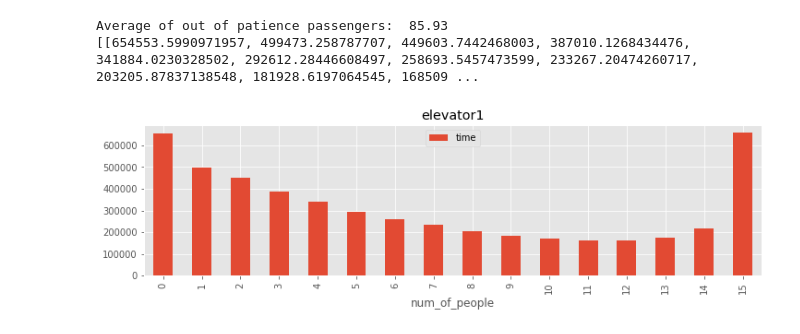
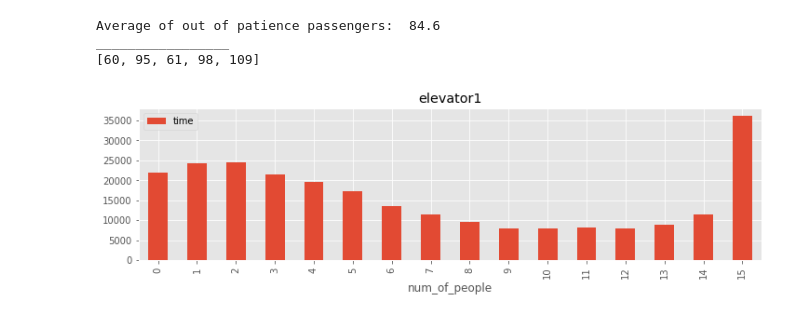
Before and after one commit to alonreg/elevator-simulation, a Jupyter notebook: global-express-1.ipynb, the cells around one changed output. Cells and saved outputs as stored; diff of their text form; code cells hidden in the pictures.

Commit message:
added n and new seeds

```diff
--- a/global-express-1.ipynb
+++ b/global-express-1.ipynb
@@ -37,7 +27,6 @@ for i in range(3):
         opc = [df.loc[k, "other"], df.loc[k, "15--18"], df.loc[k, "7--10"]]
         arrival_rates[i][j].extend(opc)
 arrival_rates[0].insert(0, None)
-np.random.seed(1)
 # Creating a dictionary with the range of each floor
 # the range ressembles the location in the rate array
 lower_floor_range = {floor: 1 for floor in range(1, 16)}
@@ -120,7 +109,7 @@ class Elevator(object):
             return False
         else:
             # elevator has been working until now
-            rnd = np.random.random()
+            rnd = seed_2.random()
             if rnd < 0.0005:
                 # and now it broke
                 self.is_broken = True
@@ -138,10 +127,13 @@ class Elevator(object):
         # count the passengers just before they leave
         elevator_usage[self.id -
                        1][len(self.passengers)] += curr_time - self.stop_time
+        elevator_usage_by_day[i][self.id -
+                       1][len(self.passengers)] += curr_time - self.stop_time
         leaving_passengers = list(
             [p for p in self.passengers if self.curr_floor == p.end])  # for visualization
         for p in leaving_passengers:
             service_time.append(curr_time - p.arrival_time)
+            service_time_by_day[i].append(curr_time - p.arrival_time)
         self.passengers = list(
             [p for p in self.passengers if self.curr_floor != p.end])
 
@@ -151,6 +143,8 @@ class Elevator(object):
     def release_when_broken(self, direction):
         # count the passengers before they leave
         elevator_usage[self.id -
+                       1][len(self.passengers)] += curr_time - self.stop_time
+        elevator_usage_by_day[i][self.id -
                        1][len(self.passengers)] += curr_time - self.stop_time
         # release only passengers that go to the same direction as the rescue elevator
         released = list(
@@ -214,15 +208,19 @@ def is_evening():
 
 
 #### Performance Measures ####
+n = 5 # intervals
 service_time = []  # for visualization - service time for each passenger
+service_time_by_day = i = [ [] for _ in range(n) ]  # for visualization - service time for each passenger
 avg_service = []  # for visualization - avg service duration
-avg_out_of_patience = [0]*100  # out of patience per day
+avg_out_of_patience = [0]*n  # out of patience per day
 elevator_usage = [[0]*16, [0]*16, [0]*16, [0]*16]
+elevator_usage_by_day = [ [[0]*16, [0]*16, [0]*16, [0]*16] for _ in range(n)]
 ##############################
 
 
-for i in range(100):
-
+for i in range(n):
+    seed_1 = np.random.RandomState(i)
+    seed_2 = np.random.RandomState(i+100)
     ######### INITIATE ###########
     # initialize simulation
     curr_time = 0  # current time
@@ -242,7 +240,7 @@ for i in range(100):
         for end in range(0, 26):
             if start == end:
                 continue
-            time = np.random.exponential(get_current_rate_by_floor(start, end))
+            time = seed_1.exponential(get_current_rate_by_floor(start, end))
             new_passenger = Passenger(start, end, time)
             passenger_count += 1
             Event(time, "arriving", passenger=new_passenger)
@@ -270,7 +268,7 @@ for i in range(100):
             Event(curr_time + 15*60, "out_of_patience", passenger)
             # generate next passenger
             rate = get_current_rate_by_floor(passenger.start, passenger.end)
-            new_time = curr_time + np.random.exponential(rate)
+            new_time = curr_time + seed_1.exponential(rate)
             new_passenger = Passenger(passenger.start, passenger.end, new_time)
             passenger_count += 1
             Event(new_time, "arriving", passenger=new_passenger)
@@ -307,7 +305,7 @@ for i in range(100):
 
             if is_broken:
                 # handle elevator broken
-                fix_time = curr_time + np.random.uniform(5, 15)*60
+                fix_time = curr_time + seed_2.uniform(5, 15)*60
                 Event(fix_time, "elevator_close", elevator=elevator)
                 # if elevator is stuck, it won't be moving
             else:  # not stuck
@@ -363,4 +361,5 @@ for i in range(100):
                     heapq.heapify(L_down[passenger.start])
                 avg_out_of_patience[i] += 1  # for visualization
                 service_time.append(curr_time - passenger.arrival_time)
+                service_time_by_day[i].append(curr_time - passenger.arrival_time)
     ##############
@@ -373,41 +380,37 @@ fig = lypo.hist(bins = 100,edgecolor='k',figsize=(12,6)).set_ylabel("service tim
 # %%
 ### Average of out of patience passengers ###
 needed_average = sum(avg_out_of_patience)/len(avg_out_of_patience)
 print("Average of out of patience passengers: ",needed_average)
-
-
-### התפלגות תפוסת המעליות ###
-mock = []# 4x16 array because there can be 0-15 people in elevator, and there are 4 elevators
-#creating the mock array
-for elvtor in range(4):
-    plp = np.random.random(16)*10
-    mock.append(list(plp))
-print(elevator_usage)
 
 
 mat1 = []
 mat2 = []
 mat3 = []
 mat4 = []
 
 for i in range(16):
     mat1.append([i,elevator_usage[0][i]])
 
 for i in range(16):
     mat2.append([i,elevator_usage[1][i]])
 
 for i in range(16):
     mat3.append([i,elevator_usage[2][i]])
 
 for i in range(16):
     mat4.append([i,elevator_usage[3][i]])
 df1 = pd.DataFrame(mat1, columns=["num_of_people", "time"]) # hold the data in a pandas Data Frame object
 title='elevator1'
 df1.plot.bar(x="num_of_people", y="time",figsize=(12,3), title=title); #bar plot
+
+
+print("_________________")
+print(avg_out_of_patience)
 # %% [output]
-Average of out of patience passengers:  85.93
-[[654553.5990971957, 499473.258787707, 449603.7442468003, 387010.1268434476, 341884.0230328502, 292612.28446608497, 258693.5457473599, 233267.20474260717, 203205.87837138548, 181928.6197064545, 168509 ...
+Average of out of patience passengers:  84.6
+_________________
+[60, 95, 61, 98, 109]
-[figure, old version]
+[figure, new version]
 # %%
 df2 = pd.DataFrame(mat2, columns=["num_of_people", "time"]) # hold the data in a pandas Data Frame object
 title='elevator2'
```
Also changed, not shown: parts of 6 cells of this notebook, 5 other files.
